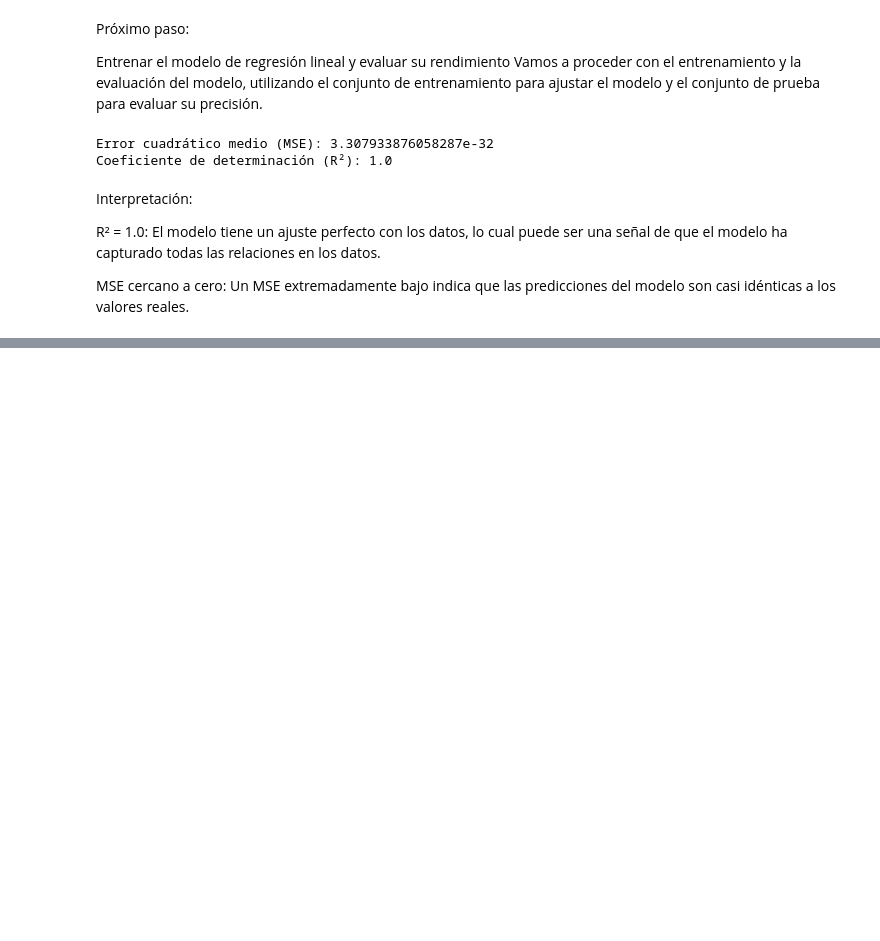
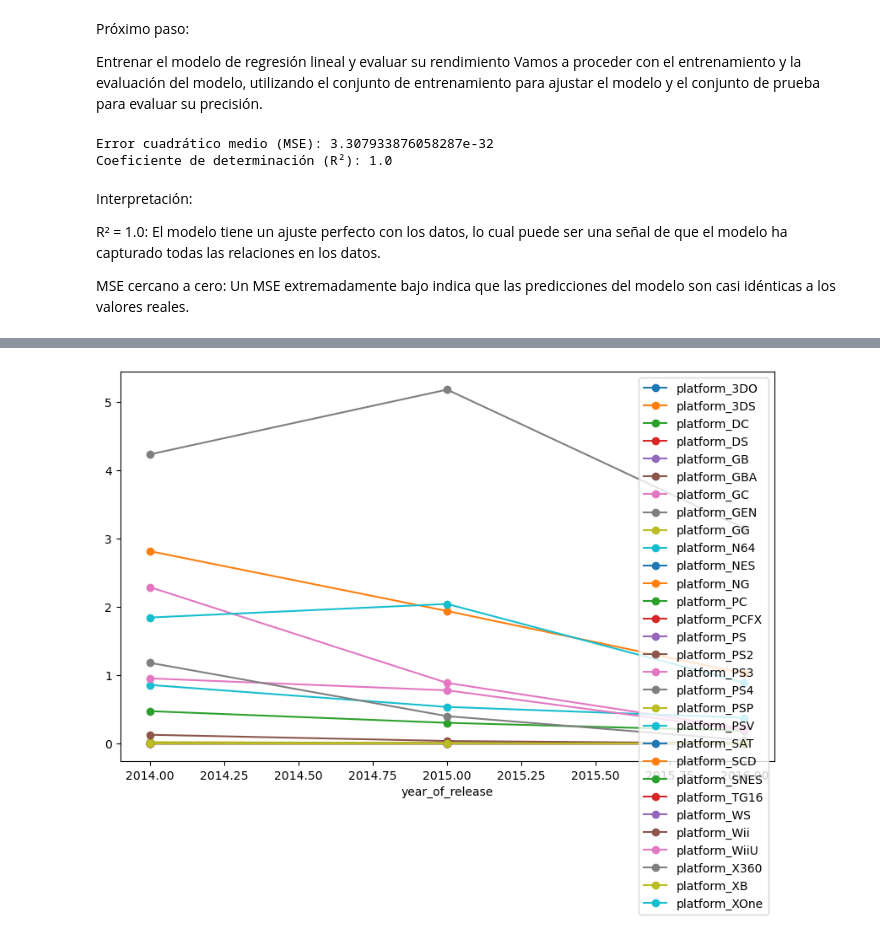
Before and after one commit to USSACKE69/videogames, a Jupyter notebook: videogames_analysis.ipynb, the cells around one changed output, grey strips where cells are left out. Drawn from its saved outputs; the diff is of its cells as text; code cells hidden in the pictures; blank space fills up the shorter version.

Commit message:
Análisis de géneros rentables y distribución de ventas completado

```diff
--- a/videogames_analysis.ipynb
+++ b/videogames_analysis.ipynb
@@ -633,0 +655,6 @@ MSE cercano a cero: Un MSE extremadamente bajo indica que las predicciones del m
+# %%
+# Filtrar los datos desde 2014 en adelante
+df_recent = df[df['year_of_release'] >= 2014]
+
+# Verificar los datos filtrados
+print(df_recent['year_of_release'].value_counts().sort_index())
@@ -633,0 +671,17 @@ MSE cercano a cero: Un MSE extremadamente bajo indica que las predicciones del m
+# %%
+# Encontrar todas las columnas que representan plataformas (empiezan con 'platform_')
+platform_columns = [col for col in df_recent.columns if col.startswith('platform_')]
+
+# Crear un diccionario para almacenar las ventas totales por plataforma
+platform_sales = {}
+
+# Sumar las ventas totales por plataforma
+for platform in platform_columns:
+    platform_sales[platform] = (df_recent[platform] * df_recent['total_sales']).sum()
+
+# Convertir el diccionario a un DataFrame para ordenar y visualizar
+platform_sales_df = pd.DataFrame(list(platform_sales.items()), columns=['platform', 'total_sales']).sort_values(by='total_sales', ascending=False)
+
+# Mostrar las plataformas con mayores ventas
+print("Plataformas líderes en ventas desde 2014:")
+print(platform_sales_df)
@@ -633,0 +706,15 @@ MSE cercano a cero: Un MSE extremadamente bajo indica que las predicciones del m
+# %%
+# Encontrar todas las columnas que representan plataformas (empiezan con 'platform_')
+platform_columns = [col for col in df_recent.columns if col.startswith('platform_')]
+
+# Crear un DataFrame para almacenar las ventas por año y plataforma
+platform_sales_by_year = pd.DataFrame()
+
+# Sumar las ventas por año para cada plataforma
+for platform in platform_columns:
+    platform_sales_by_year[platform] = df_recent.groupby('year_of_release')[platform].apply(lambda x: (x * df_recent.loc[x.index, 'total_sales']).sum())
+
+# Graficar la evolución de las ventas por plataforma
+platform_sales_by_year.plot(kind='line', figsize=(10, 6), marker='o')
+plt
+# %% [output]
@@ -633,0 +722 @@ MSE cercano a cero: Un MSE extremadamente bajo indica que las predicciones del m
+[figure, added]
```
Also changed, not shown: parts of 26 cells of this notebook.
